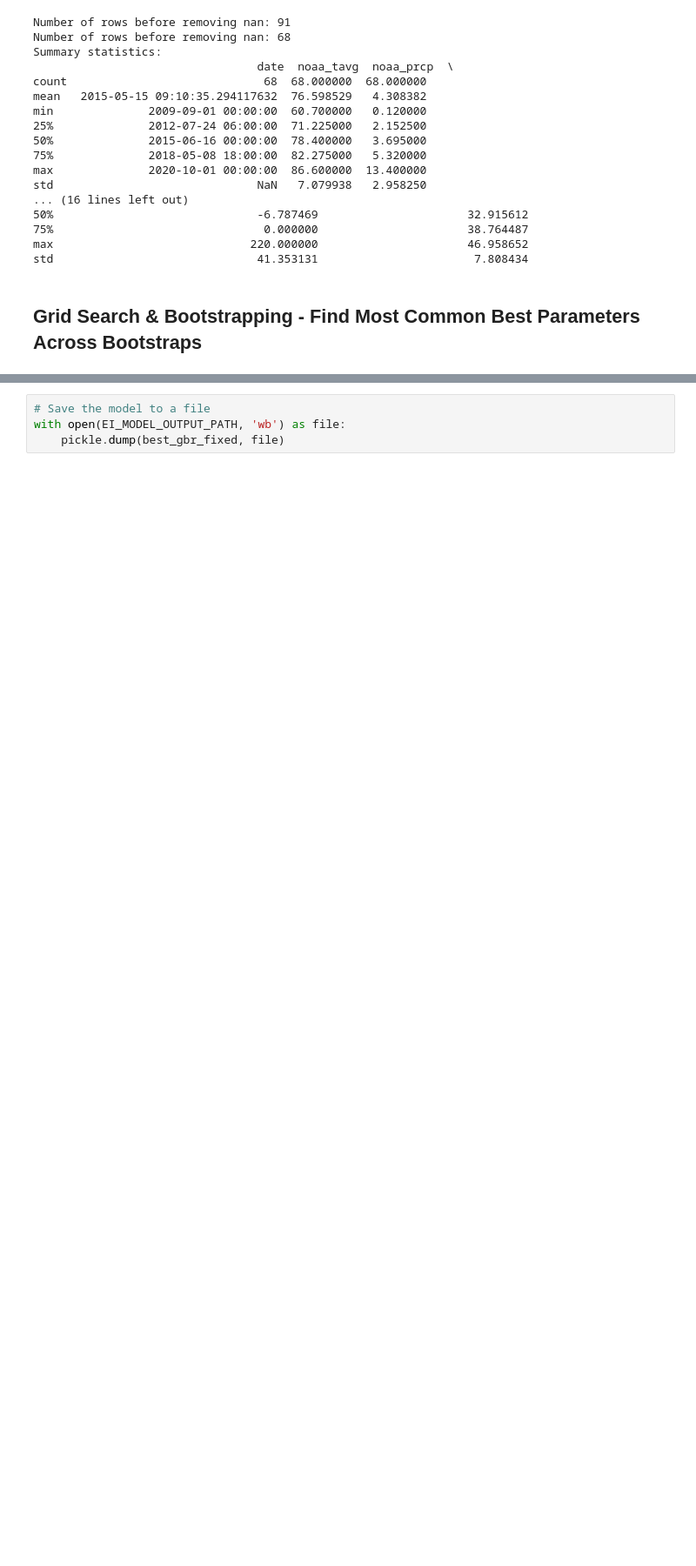
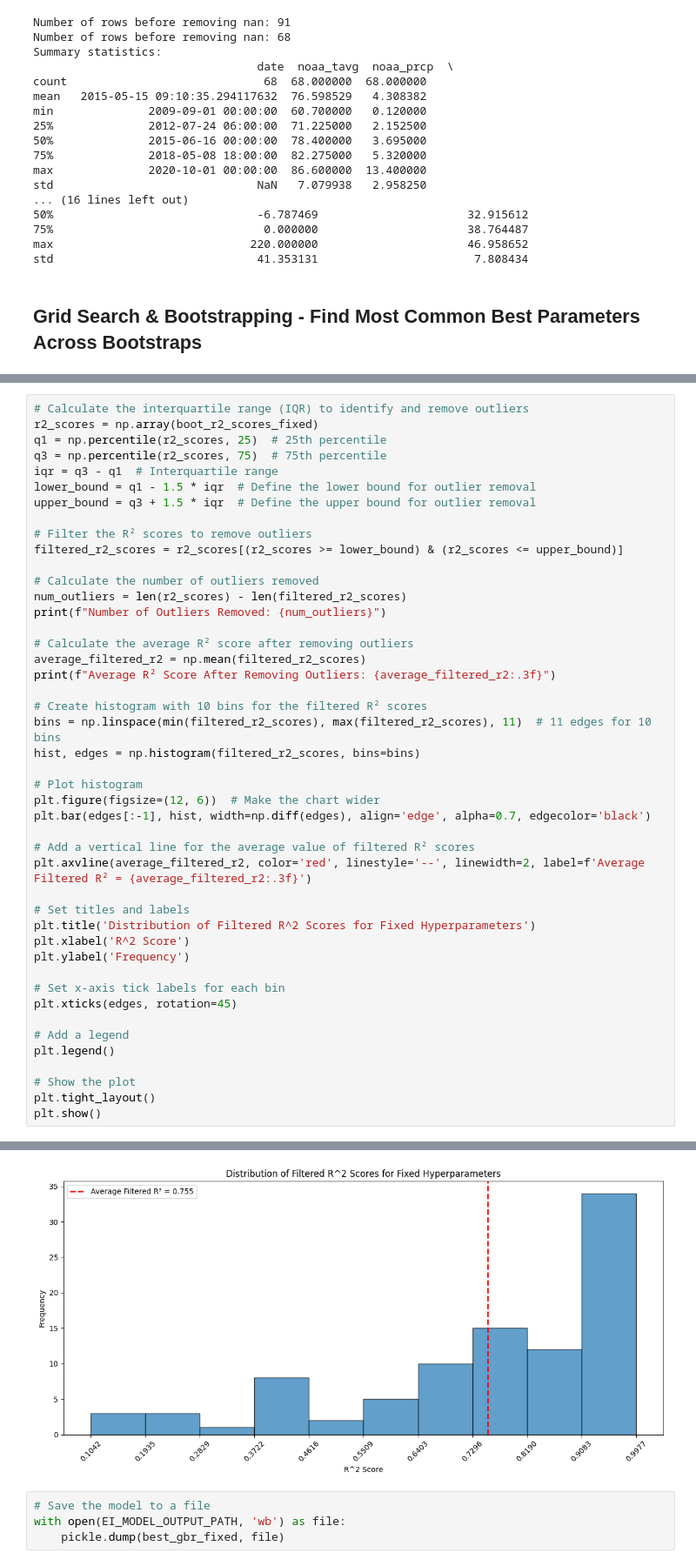
Before and after one commit to debsubdavis/data512-project, a Jupyter notebook: 02_economic_impact_model/stage3_model_training.ipynb, the cells around one changed output, grey strips where cells are left out. Shown at 87% size. Cells and saved outputs as stored; diff of their text form; blank space fills up the shorter version.

```diff
--- a/02_economic_impact_model/stage3_model_training.ipynb
+++ b/02_economic_impact_model/stage3_model_training.ipynb
@@ -386,0 +423,46 @@ plt.show()
+# %%
+# Calculate the interquartile range (IQR) to identify and remove outliers
+r2_scores = np.array(boot_r2_scores_fixed)
+q1 = np.percentile(r2_scores, 25)  # 25th percentile
+q3 = np.percentile(r2_scores, 75)  # 75th percentile
+iqr = q3 - q1  # Interquartile range
+lower_bound = q1 - 1.5 * iqr  # Define the lower bound for outlier removal
+upper_bound = q3 + 1.5 * iqr  # Define the upper bound for outlier removal
+
+# Filter the R² scores to remove outliers
+filtered_r2_scores = r2_scores[(r2_scores >= lower_bound) & (r2_scores <= upper_bound)]
+
+# Calculate the number of outliers removed
+num_outliers = len(r2_scores) - len(filtered_r2_scores)
+print(f"Number of Outliers Removed: {num_outliers}")
+
+# Calculate the average R² score after removing outliers
+average_filtered_r2 = np.mean(filtered_r2_scores)
+print(f"Average R² Score After Removing Outliers: {average_filtered_r2:.3f}")
+
+# Create histogram with 10 bins for the filtered R² scores
+bins = np.linspace(min(filtered_r2_scores), max(filtered_r2_scores), 11)  # 11 edges for 10 bins
+hist, edges = np.histogram(filtered_r2_scores, bins=bins)
+
+# Plot histogram
+plt.figure(figsize=(12, 6))  # Make the chart wider
+plt.bar(edges[:-1], hist, width=np.diff(edges), align='edge', alpha=0.7, edgecolor='black')
+
+# Add a vertical line for the average value of filtered R² scores
+plt.axvline(average_filtered_r2, color='red', linestyle='--', linewidth=2, label=f'Average Filtered R² = {average_filtered_r2:.3f}')
+
+# Set titles and labels
+plt.title('Distribution of Filtered R^2 Scores for Fixed Hyperparameters')
+plt.xlabel('R^2 Score')
+plt.ylabel('Frequency')
+
+# Set x-axis tick labels for each bin
+plt.xticks(edges, rotation=45)
+
+# Add a legend
+plt.legend()
+
+# Show the plot
+plt.tight_layout()
+plt.show()
+# %% [output]
@@ -387,3 +471,4 @@ plt.show()
+[figure, added]
 # %%
 # Save the model to a file
 with open(EI_MODEL_OUTPUT_PATH, 'wb') as file:
```
Also changed, not shown: parts of 12 cells of this notebook, 1 other file.
